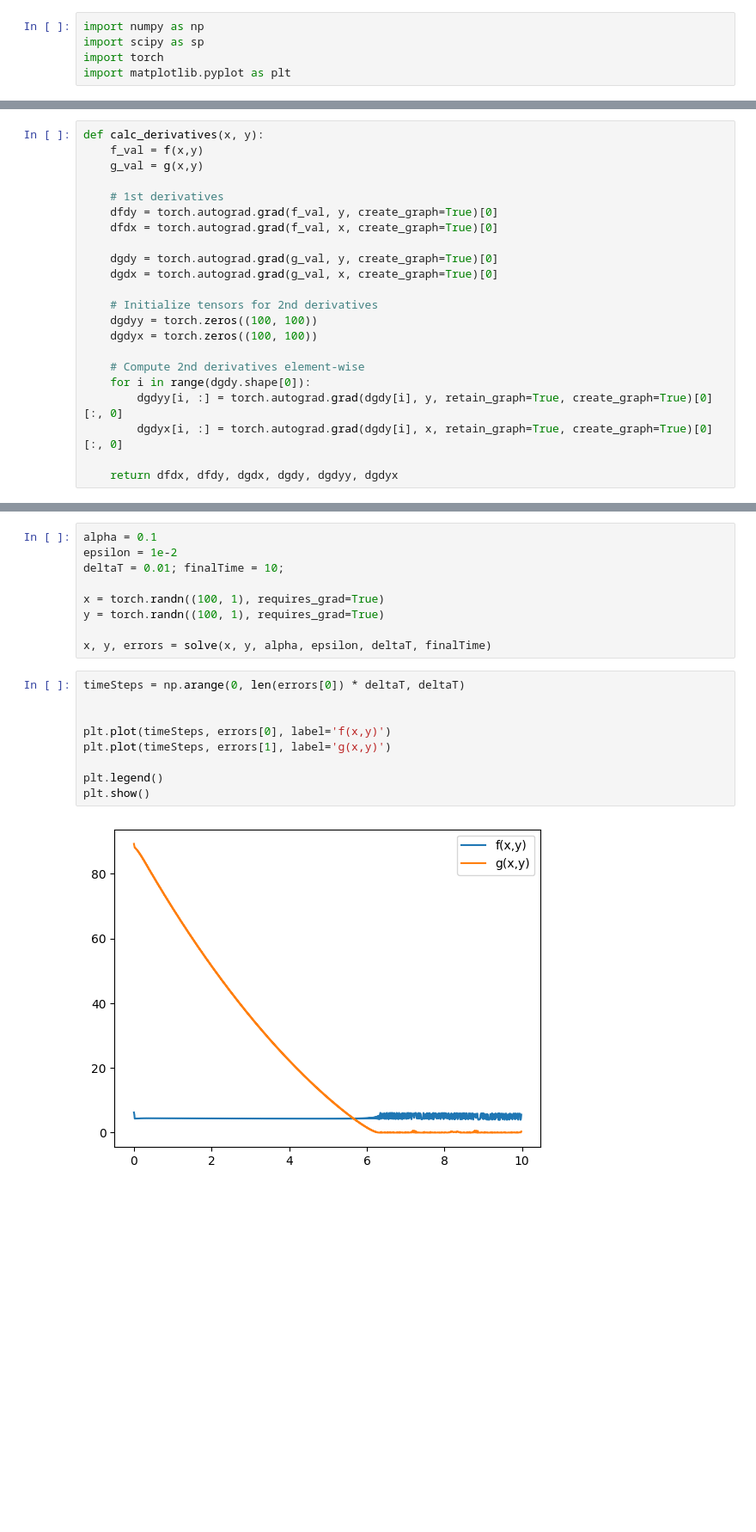
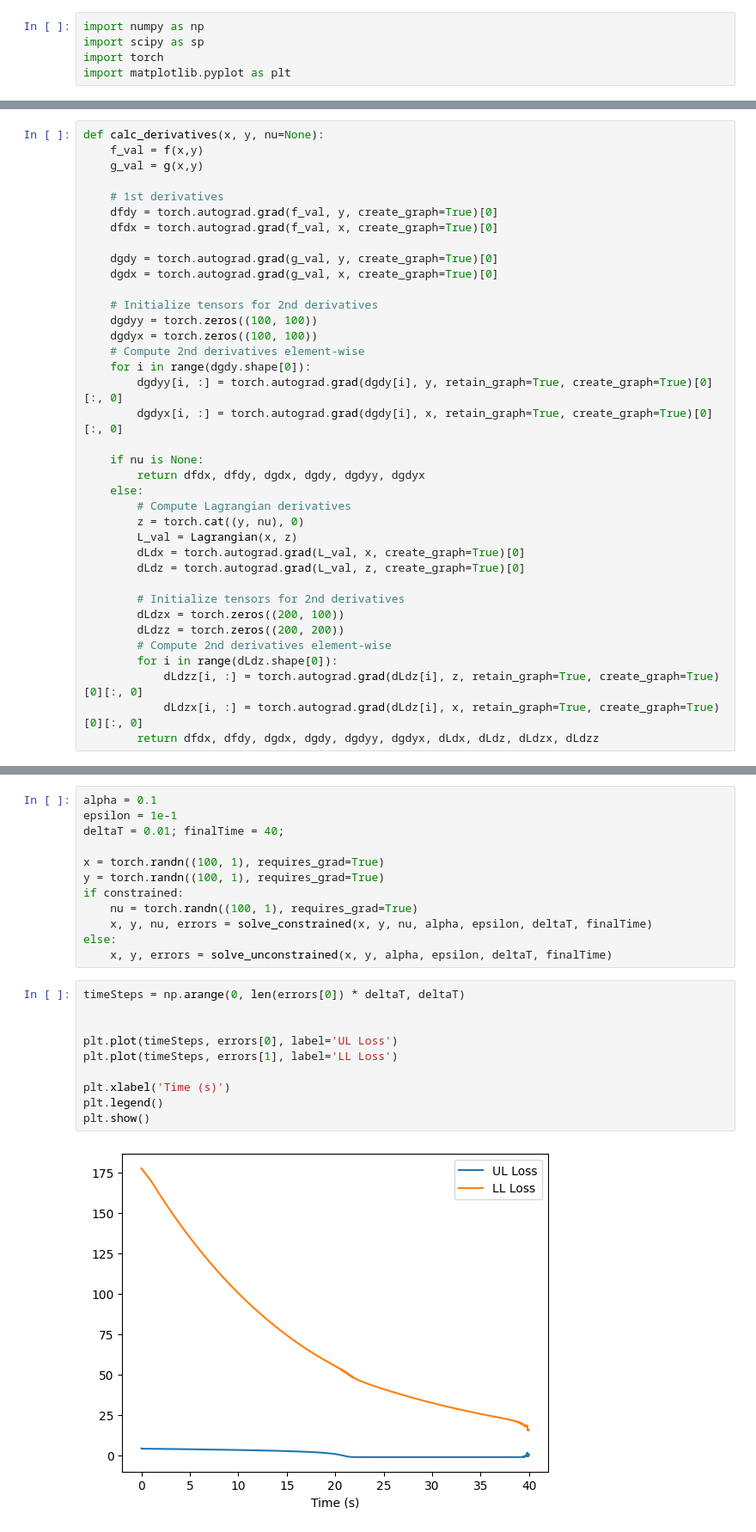
Before and after one commit to o4lc/SGF-BLO, a Jupyter notebook: test.ipynb, the cells around one changed output, grey strips where cells are left out. Shown at 86% size. Saved outputs shown, nothing was run; the diff lists cells and outputs as text; blank space fills up the shorter version.

Commit message:
continous torchdiffeq + constrained not working

```diff
--- a/test.ipynb
+++ b/test.ipynb
@@ -17,5 +28,5 @@ def g(x, y):
 # %%
-def calc_derivatives(x, y):
+def calc_derivatives(x, y, nu=None):
     f_val = f(x,y)
     g_val = g(x,y)
 
@@ -29,11 +40,26 @@ def calc_derivatives(x, y):
     # Initialize tensors for 2nd derivatives
     dgdyy = torch.zeros((100, 100))
     dgdyx = torch.zeros((100, 100))
-
     # Compute 2nd derivatives element-wise
     for i in range(dgdy.shape[0]):
         dgdyy[i, :] = torch.autograd.grad(dgdy[i], y, retain_graph=True, create_graph=True)[0][:, 0]
         dgdyx[i, :] = torch.autograd.grad(dgdy[i], x, retain_graph=True, create_graph=True)[0][:, 0]
 
-    return dfdx, dfdy, dgdx, dgdy, dgdyy, dgdyx
+    if nu is None:
+        return dfdx, dfdy, dgdx, dgdy, dgdyy, dgdyx
+    else:
+        # Compute Lagrangian derivatives
+        z = torch.cat((y, nu), 0)
+        L_val = Lagrangian(x, z)
+        dLdx = torch.autograd.grad(L_val, x, create_graph=True)[0]
+        dLdz = torch.autograd.grad(L_val, z, create_graph=True)[0]
+
+        # Initialize tensors for 2nd derivatives
+        dLdzx = torch.zeros((200, 100))
+        dLdzz = torch.zeros((200, 200))
+        # Compute 2nd derivatives element-wise
+        for i in range(dLdz.shape[0]):
+            dLdzz[i, :] = torch.autograd.grad(dLdz[i], z, retain_graph=True, create_graph=True)[0][:, 0]
+            dLdzx[i, :] = torch.autograd.grad(dLdz[i], x, retain_graph=True, create_graph=True)[0][:, 0]
+        return dfdx, dfdy, dgdx, dgdy, dgdyy, dgdyx, dLdx, dLdz, dLdzx, dLdzz
 # %%
@@ -64,23 +122,27 @@ def solve(x, y, alpha, epsilon, deltaT = 0.01, finalTime=5, warmStart=0):
 # %%
 alpha = 0.1
-epsilon = 1e-2
-deltaT = 0.01; finalTime = 10;
+epsilon = 1e-1
+deltaT = 0.01; finalTime = 40;
 
 x = torch.randn((100, 1), requires_grad=True)
 y = torch.randn((100, 1), requires_grad=True)
-
-x, y, errors = solve(x, y, alpha, epsilon, deltaT, finalTime)
+if constrained:
+    nu = torch.randn((100, 1), requires_grad=True)
+    x, y, nu, errors = solve_constrained(x, y, nu, alpha, epsilon, deltaT, finalTime)
+else:
+    x, y, errors = solve_unconstrained(x, y, alpha, epsilon, deltaT, finalTime)
 # %%
 timeSteps = np.arange(0, len(errors[0]) * deltaT, deltaT)
 
 
-plt.plot(timeSteps, errors[0], label='f(x,y)')
-plt.plot(timeSteps, errors[1], label='g(x,y)')
+plt.plot(timeSteps, errors[0], label='UL Loss')
+plt.plot(timeSteps, errors[1], label='LL Loss')
 
+plt.xlabel('Time (s)')
 plt.legend()
 plt.show()
 # %% [output]
-[figure, old version]
+[figure, new version]
 # %%
 plt.plot(errors[2], label='Lower level error')
 
```
Also changed, not shown: parts of 4 cells of this notebook, 6 other files.
